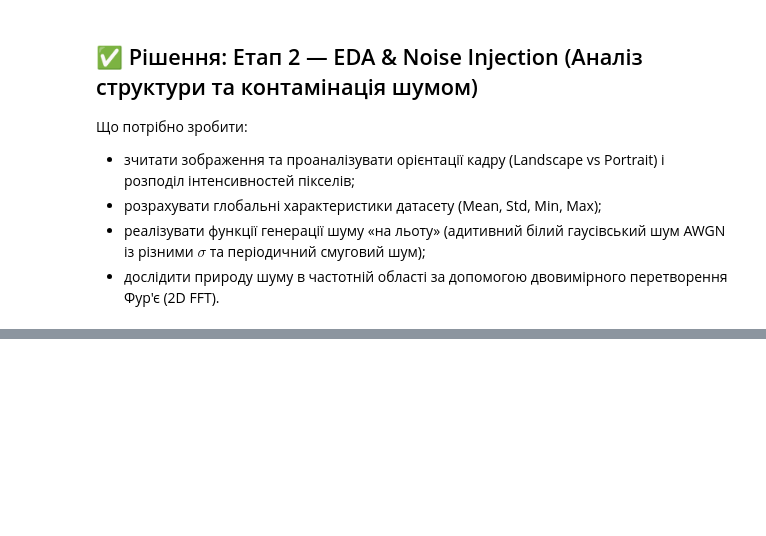
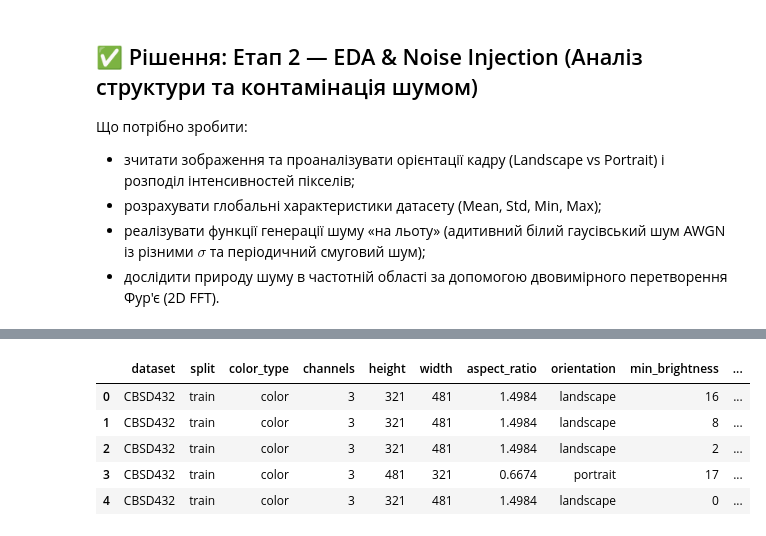
Before and after one commit to BogdanPinchuk/ComputerVision-PBY_HW16_Course_Project, a Jupyter notebook: Bohdan_Pinchuk_CV_HW16_UA.ipynb, the cells around one changed output, grey strips where cells are left out. Cells and saved outputs as stored; diff of their text form; code cells hidden in the pictures; blank space fills up the shorter version.

Commit message:
[Homework16] - added Analysis of the datasets

```diff
--- a/Bohdan_Pinchuk_CV_HW16_UA.ipynb
+++ b/Bohdan_Pinchuk_CV_HW16_UA.ipynb
@@ -415,11 +416,101 @@ plt.show()
 - розрахувати глобальні характеристики датасету (Mean, Std, Min, Max);
 - реалізувати функції генерації шуму «на льоту» (адитивний білий гаусівський шум AWGN із різними $\sigma$ та періодичний смуговий шум);
 - дослідити природу шуму в частотній області за допомогою двовимірного перетворення Фур'є (2D FFT).
+# %%
+# Splitting data
+
+import importlib
+import apps.main as mn
+
+importlib.reload(mn)
+
+# Input data
+val_ratio = len(test_c_files) / len(train_c_files_all)
+
+# Solution
+train_c_files, val_c_files = mn.train_test_split_by_order(train_c_files_all, test_size=val_ratio)
+train_bw_files, val_bw_files = mn.train_test_split_by_order(train_bw_files_all, test_size=val_ratio)
+
+# Print results
 # %%
-# Load data
+# Form image metadata dataset
+
+import cv2
+import numpy as np
+import pandas as pd
+from IPython.display import display
+from IPython.core.display import Markdown
 
 # Input data
+n_first_rows = 5
+pd.options.display.float_format = '{:g}'.format
+datasets_map = {
+    (train_c_name, "train"): train_c_files,
+    (train_c_name, "validation"): val_c_files,
+    (test_c_name, "test"): test_c_files,
+    (train_bw_name, "train"): train_bw_files,
+    (train_bw_name, "validation"): val_bw_files,
+    (test_bw_name, "test"): test_bw_files,
+}
 
 # Solution
+records = []
+
+# extract necessary data
+for (dataset_name, split_type), file_paths in datasets_map.items():
+    color_type = "color" if dataset_name in [train_c_name, test_c_name] else "grayscale"
+
+    # analysis image
+    for img_path in file_paths:
+        # load image
+        img = cv2.imread(str(img_path), cv2.IMREAD_UNCHANGED)
+        if img is None:
+            raise FileNotFoundError(f"Failed to read the file: {img_path}")
+
+        # get channels dimensions
+        channels = img.shape[2] if img.ndim == 3 else 1
+        height, width = img.shape[:2]
+        aspect_ratio = round(width / height, 4)
+
+        # get orientation
+        if width > height:
+            orientation = "landscape"
+        elif height > width:
+            orientation = "portrait"
+        else:
+            orientation = "square"
+
+        # calculate brightness and rms contrast
+        min_brightness = int(np.min(img))
+        max_brightness = int(np.max(img))
+        mean_brightness = float(np.mean(img))
+        rms_contrast = float(np.std(img))
+
+        records.append({
+            "dataset": dataset_name,
+            "split": split_type,
+            "color_type": color_type,
+            "channels": channels,
+            "height": height,
+            "width": width,
+            "aspect_ratio": aspect_ratio,
+            "orientation": orientation,
+            "min_brightness": min_brightness,
+            "max_brightness": max_brightness,
+            "mean_brightness": round(mean_brightness, 2),
+            "rms_contrast": round(rms_contrast, 2),
+            "file_name": img_path.name,
+            "file_path": str(img_path),
+        })
+
+# form dataframe
+df_images = pd.DataFrame(records)
+
+col_num_type = df_images.select_dtypes(include=np.number)
 
 # Print results
+display(Markdown("### Data Analysis: Image Metadata Dataset"))
+display(df_images.head(n_first_rows).style.
+        set_caption(f"First {n_first_rows} rows of image metadata").
+        format("{:g}", subset=col_num_type.columns))
+# %% [output]
@@ -425,0 +519,6 @@ plt.show()
+|  | dataset | split | color_type | channels | height | width | aspect_ratio | orientation | min_brightness | ... |
+| 0 | CBSD432 | train | color | 3 | 321 | 481 | 1.4984 | landscape | 16 | ... |
+| 1 | CBSD432 | train | color | 3 | 321 | 481 | 1.4984 | landscape | 8 | ... |
+| 2 | CBSD432 | train | color | 3 | 321 | 481 | 1.4984 | landscape | 2 | ... |
+| 3 | CBSD432 | train | color | 3 | 481 | 321 | 0.6674 | portrait | 17 | ... |
+| 4 | CBSD432 | train | color | 3 | 321 | 481 | 1.4984 | landscape | 0 | ... |
```
Also changed, not shown: parts of 5 cells of this notebook, 2 other files.
